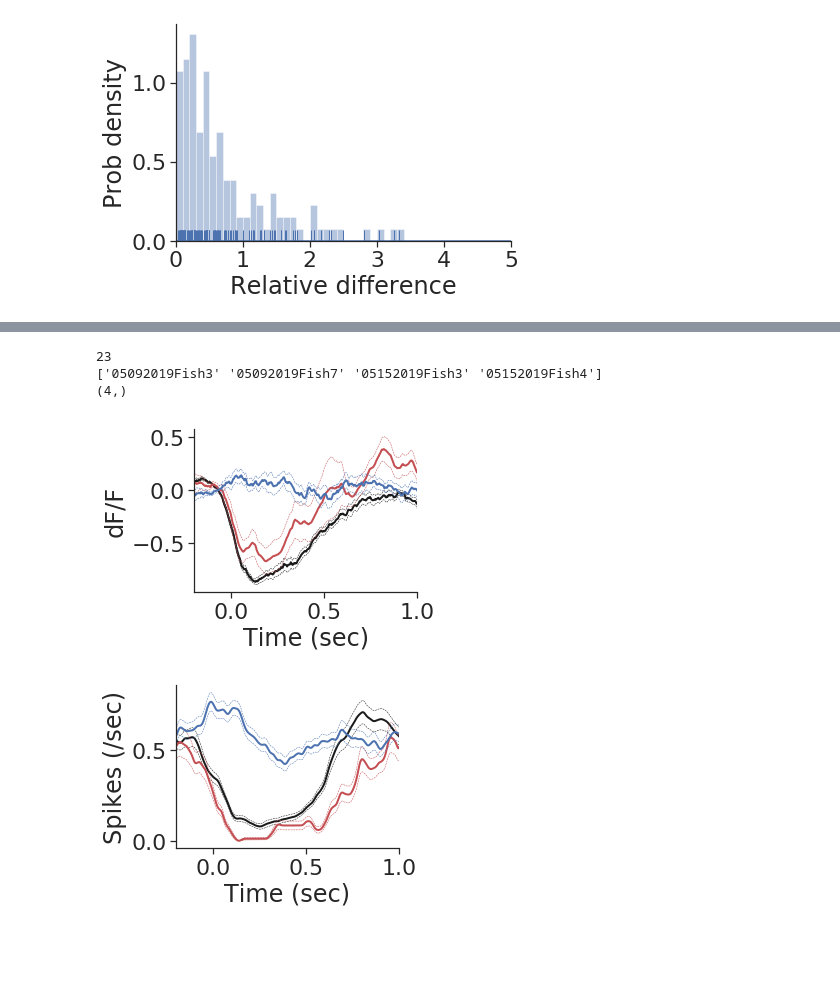
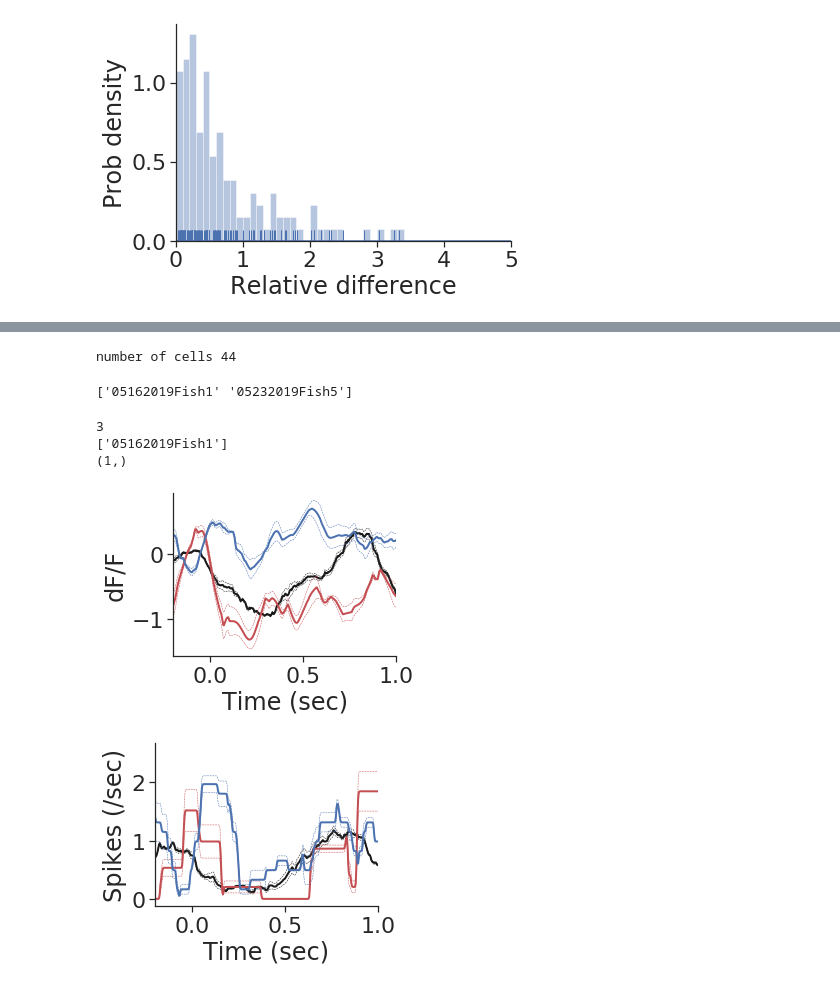
Before and after one commit to zqwei/DRN_voltage_analysis, a Jupyter notebook: Notebooks/sovo_ablt.ipynb, the cells around one changed output, grey strips where cells are left out. Drawn from its saved outputs; the diff is of its cells as text; code cells hidden in the pictures; blank space fills up the shorter version.

```diff
--- a/Notebooks/sovo_ablt.ipynb
+++ b/Notebooks/sovo_ablt.ipynb
@@ -327,54 +149,66 @@ spk_ave = np.array(spk_ave)
+# %%
+sub_ave_before = np.concatenate(sub_ave_before)
+spk_ave_before = np.concatenate(spk_ave_before)
+sub_ave_after = np.concatenate(sub_ave_after)
+spk_ave_after = np.concatenate(spk_ave_after)
+fish_id = np.concatenate(fish_id)
+print(f'number of cells {sub_ave_before.shape[0]}')
+# %% [output]
+number of cells 44
+# %%
+print(np.unique(np.array(fish_id)))
+# %% [output]
+['05162019Fish1' '05232019Fish5']
 # %%
+sub_ave = sub_ave_before
+spk_ave = spk_ave_before
 inh_sub = sub_ave[:, 0, :]
 _, p_inh_sub = ttest_1samp(inh_sub, 0, axis=-1)
 max_sub = inh_sub.max(axis=-1)
 min_sub = inh_sub.min(axis=-1)
 min_sub_ind = np.argmin(inh_sub, axis=-1)
 valid_cell = (np.abs(min_sub)>1.5*np.abs(max_sub)) & (min_sub<0) & (min_sub_ind<t_pre+100) & (p_inh_sub<0.01)
+
+inh_spk_ = spk_ave[:, 0, :]
+valid_spk = inh_spk_[:, t_pre:t_pre+100].mean(axis=-1)<inh_spk_[:, t_pre+150:t_pre+300].mean(axis=-1)
+valid_spk_ = inh_spk_.max(axis=-1)>0.5
+valid_cell = valid_cell & valid_spk & valid_spk_
+print(valid_cell.sum())
+print(np.unique(np.array(fish_id)[valid_cell]))
+print(np.unique(np.array(fish_id)[valid_cell]).shape)
+# %% [output]
+3
+['05162019Fish1']
+(1,)
-# %%
-inh_spk_ = spk_ave[:, 0, :]
-valid_spk = inh_spk_[:, t_pre:t_pre+100].mean(axis=-1)<inh_spk_[:, t_pre+150:t_pre+300].mean(axis=-1)
-valid_cell = valid_cell & valid_spk
-print(valid_cell.sum())
-print(np.unique(np.array(fish_id)[valid_cell]))
-print(np.unique(np.array(fish_id)[valid_cell]).shape)
-# %% [output]
-23
-['05092019Fish3' '05092019Fish7' '05152019Fish3' '05152019Fish4']
-(4,)
 # %%
-# valid_cell = np.ones(sub_ave.shape[0]).astype('bool')
-c_list = ['k', 'r', 'b']
-labels = ['CL', 'Swim-only', 'Visual-only']
-
 plt.figure(figsize=(4, 3))
 for n in range(3):
     ave_ = sub_ave[:, n, :]/np.abs(min_sub[:, np.newaxis])
-    std_ = sem(ave_[valid_cell], axis=0, nan_policy='omit')
+    std_ = sem(ave_[valid_cell], axis=0, nan_policy='omit')/2
     valid_cell_ = ave_[valid_cell].std()
     mean_ = np.mean(ave_[valid_cell], axis=0)
     plt.plot(t_label, mean_, f'-{c_list[n]}', lw=2)
     plt.plot(t_label, mean_-std_, f'--{c_list[n]}', lw=0.5)
     plt.plot(t_label, mean_+std_, f'--{c_list[n]}', lw=0.5)
     plt.xlim([-0.2, 1])
     plt.xlabel('Time (sec)')
     plt.ylabel('dF/F')
     sns.despine()
-# plt.savefig('../Plots/sovo/pop_ave_sub.pdf')
+plt.show()
 
 plt.figure(figsize=(4, 3))
 for n in range(3):
     ave_ = spk_ave[:, n, :]
     mean_ = np.mean(ave_[valid_cell], axis=0)
     std_ = sem(ave_[valid_cell], axis=0, nan_policy='omit')/2
     plt.plot(t_label, mean_, f'-{c_list[n]}', lw=2)
     plt.plot(t_label, mean_-std_, f'--{c_list[n]}', lw=0.5)
     plt.plot(t_label, mean_+std_, f'--{c_list[n]}', lw=0.5)
     plt.xlim([-0.2, 1])
     plt.xlabel('Time (sec)')
     plt.ylabel('Spikes (/sec)')
     sns.despine()
-# plt.savefig('../Plots/sovo/pop_ave_spk.pdf')
+plt.show()
 # %% [output]
-[figure, old version]
+[figure, new version]
-[figure, old version]
+[figure, new version]
```
Also changed, not shown: parts of 12 cells of this notebook, 2 other files.
